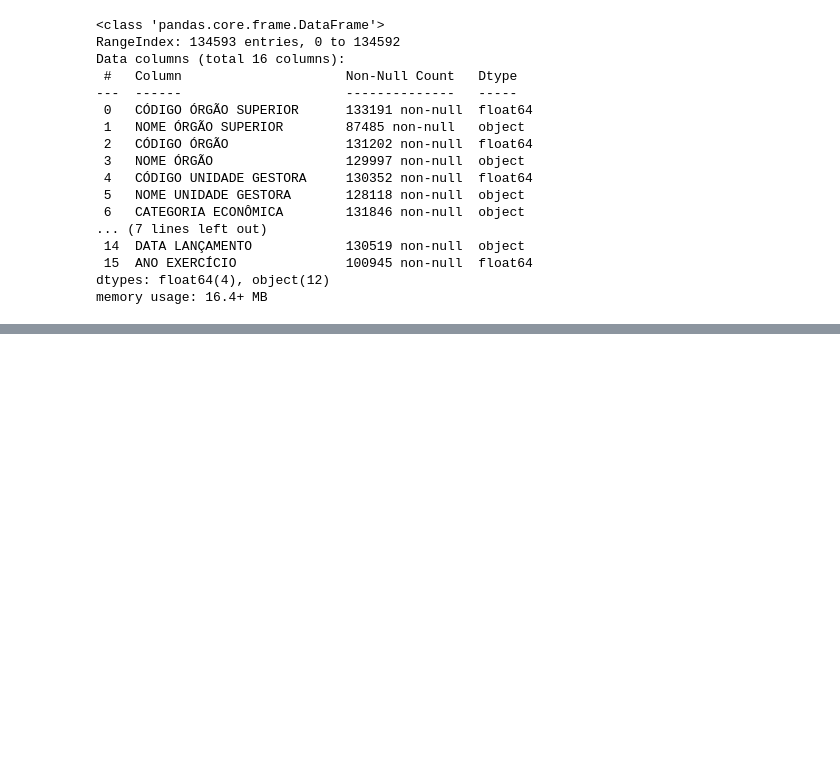
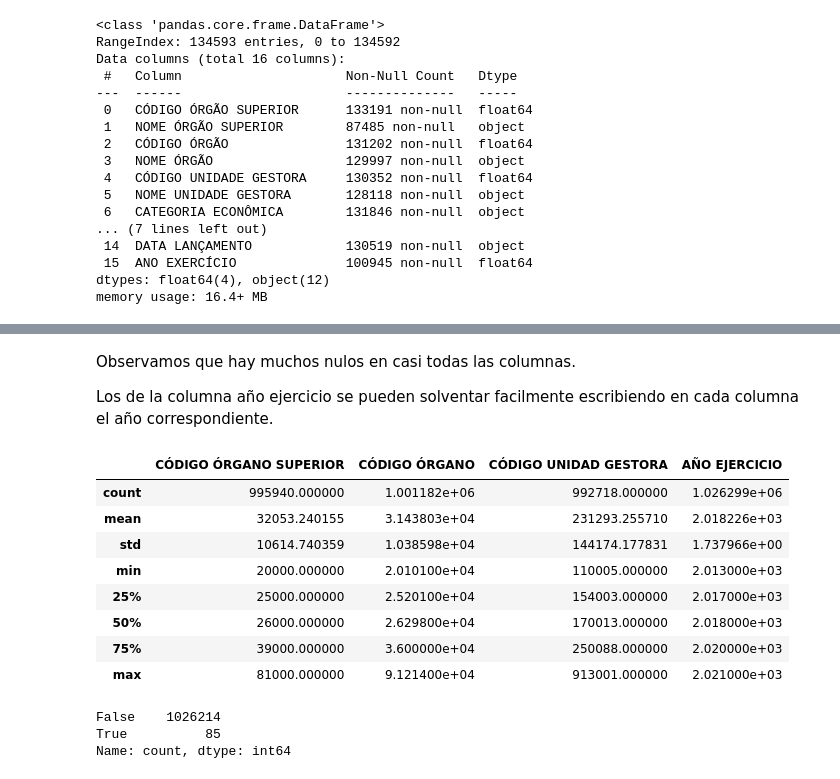
Before and after one commit to Rcm89/Proyecto2-EDA-Ingresos-Publicos-Brasil, a Jupyter notebook: notebooks/notebook_archivos.ipynb, the cells around one changed output, grey strips where cells are left out. Cells and saved outputs as stored; diff of their text form; code cells hidden in the pictures; blank space fills up the shorter version.

Commit message:
subo cambios con los archivos ya concatenados y traducidos

```diff
--- a/notebooks/notebook_archivos.ipynb
+++ b/notebooks/notebook_archivos.ipynb
@@ -405,0 +404,2 @@ UnicodeDecodeError: 'utf-8' codec can't decode byte 0xc7 in position 14: invalid
+# %%
+lista_df = [df1_2013, df1_2014, df1_2015, df1_2016, df1_2017, df1_2018, df1_2019, df1_2020, df1_2021]
@@ -405,0 +442,6 @@ UnicodeDecodeError: 'utf-8' codec can't decode byte 0xc7 in position 14: invalid
+# %%
+# Concatenamos los dataFrames
+dfs_concatenados = pd.concat(lista_df)
+
+print(dfs_concatenados.shape)
+dfs_concatenados.head()
@@ -405,0 +456,24 @@ UnicodeDecodeError: 'utf-8' codec can't decode byte 0xc7 in position 14: invalid
+# %%
+# Diccionario con las traducciones de los nombres de las columnas
+columnas_traducidas = {
+    'CÓDIGO ÓRGÃO SUPERIOR': 'CÓDIGO ÓRGANO SUPERIOR',
+    'NOME ÓRGÃO SUPERIOR': 'NOMBRE ÓRGANO SUPERIOR',
+    'CÓDIGO ÓRGÃO': 'CÓDIGO ÓRGANO',
+    'NOME ÓRGÃO': 'NOMBRE ÓRGANO',
+    'CÓDIGO UNIDADE GESTORA': 'CÓDIGO UNIDAD GESTORA',
+    'NOME UNIDADE GESTORA': 'NOMBRE UNIDAD GESTORA',
+    'CATEGORIA ECONÔMICA': 'CATEGORÍA ECONÓMICA',
+    'ORIGEM RECEITA': 'ORIGEN DE INGRESO',
+    'ESPÉCIE RECEITA': 'TIPO DE INGRESO',
+    'DETALHAMENTO': 'DETALLE',
+    'VALOR PREVISTO ATUALIZADO': 'VALOR PREVISTO ACTUALIZADO',
+    'VALOR LANÇADO': 'VALOR LANZADO',
+    'VALOR REALIZADO': 'VALOR REALIZADO',
+    'PERCENTUAL REALIZADO': 'PORCENTAJE REALIZADO',
+    'DATA LANÇAMENTO': 'FECHA DE LANZAMIENTO',
+    'ANO EXERCÍCIO': 'AÑO EJERCICIO'
+}
+
+# Aplicar la traducción a los nombres de las columnas
+dfs_concatenados.rename(columns=columnas_traducidas, inplace=True)
+dfs_concatenados.head()
@@ -405,0 +507,22 @@ UnicodeDecodeError: 'utf-8' codec can't decode byte 0xc7 in position 14: invalid
+# %% [markdown]
+Observamos que hay muchos nulos en casi todas las columnas.
+
+Los de la columna año ejercicio se pueden solventar facilmente escribiendo en cada columna el año correspondiente.
+# %%
+dfs_concatenados.describe()
+# %% [output]
+|  | CÓDIGO ÓRGANO SUPERIOR | CÓDIGO ÓRGANO | CÓDIGO UNIDAD GESTORA | AÑO EJERCICIO |
+| count | 995940.000000 | 1.001182e+06 | 992718.000000 | 1.026299e+06 |
+| mean | 32053.240155 | 3.143803e+04 | 231293.255710 | 2.018226e+03 |
+| std | 10614.740359 | 1.038598e+04 | 144174.177831 | 1.737966e+00 |
+| min | 20000.000000 | 2.010100e+04 | 110005.000000 | 2.013000e+03 |
+| 25% | 25000.000000 | 2.520100e+04 | 154003.000000 | 2.017000e+03 |
+| 50% | 26000.000000 | 2.629800e+04 | 170013.000000 | 2.018000e+03 |
+| 75% | 39000.000000 | 3.600000e+04 | 250088.000000 | 2.020000e+03 |
+| max | 81000.000000 | 9.121400e+04 | 913001.000000 | 2.021000e+03 |
+# %%
+dfs_concatenados.duplicated().value_counts()
+# %% [output]
+False    1026214
+True          85
+Name: count, dtype: int64
```
Also changed, not shown: parts of 7 cells of this notebook.
